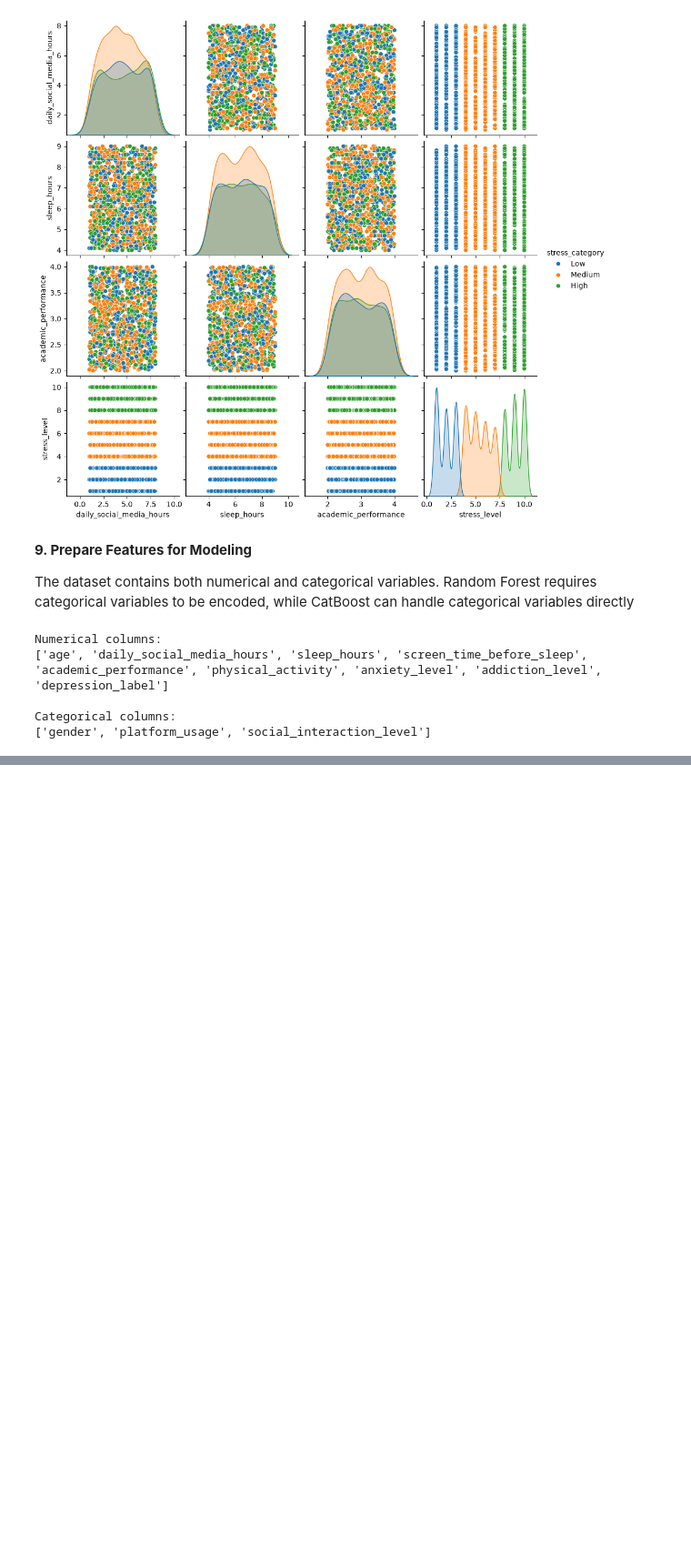
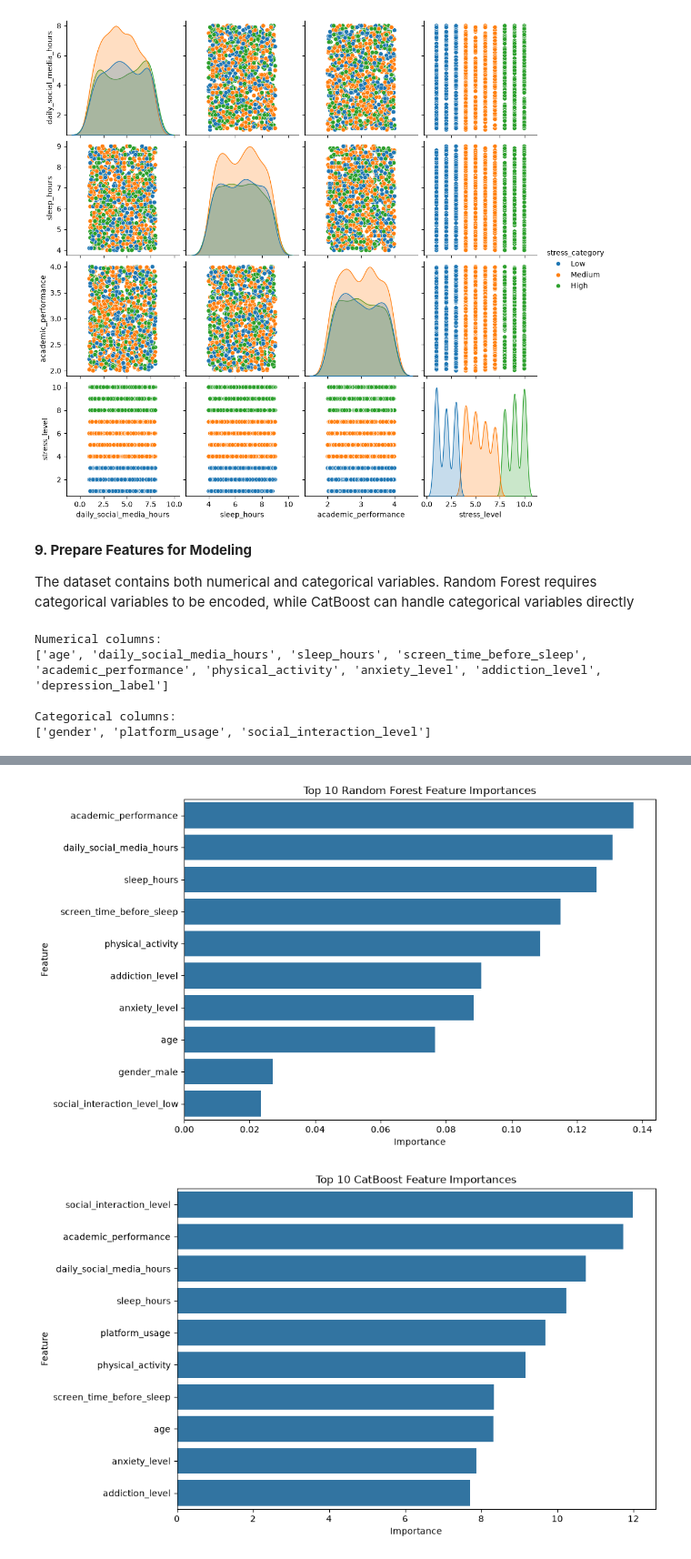
Before and after one commit to mayes98/Social_media, a Jupyter notebook: notebooks/stress_level_prediction_and_explainability.ipynb, the cells around one changed output, grey strips where cells are left out. Shown at 91% size. Saved outputs shown, nothing was run; the diff lists cells and outputs as text; code cells hidden in the pictures; blank space fills up the shorter version.

```diff
--- a/notebooks/stress_level_prediction_and_explainability.ipynb
+++ b/notebooks/stress_level_prediction_and_explainability.ipynb
@@ -297,0 +751,29 @@ Categorical columns:
+# %%
+plt.figure(figsize=(10, 6))
+
+sns.barplot(
+    data=rf_importance.head(10),
+    x="Importance",
+    y="Feature"
+)
+
+plt.title("Top 10 Random Forest Feature Importances")
+
+plt.tight_layout()
+plt.show()
+
+plt.figure(figsize=(10, 6))
+
+sns.barplot(
+    data=cat_importance.head(10),
+    x="Importance",
+    y="Feature"
+)
+
+plt.title("Top 10 CatBoost Feature Importances")
+
+plt.tight_layout()
+plt.show()
+# %% [output]
+[figure, added]
+[figure, added]
```
Also changed, not shown: parts of 19 cells of this notebook, 5 other files.
